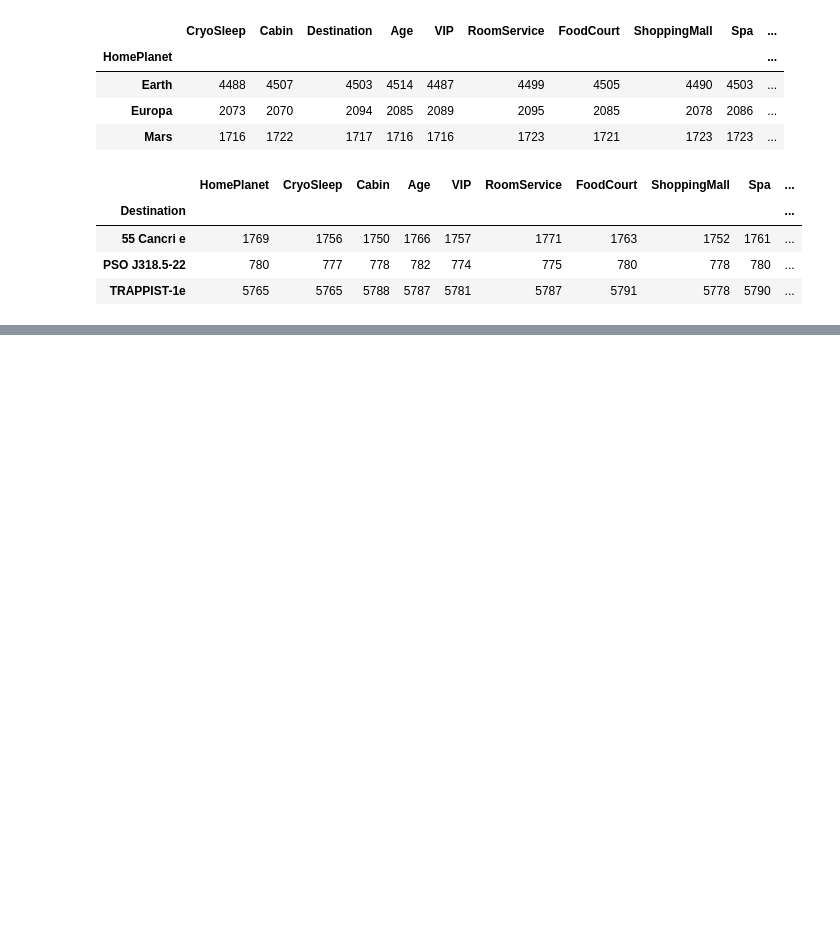
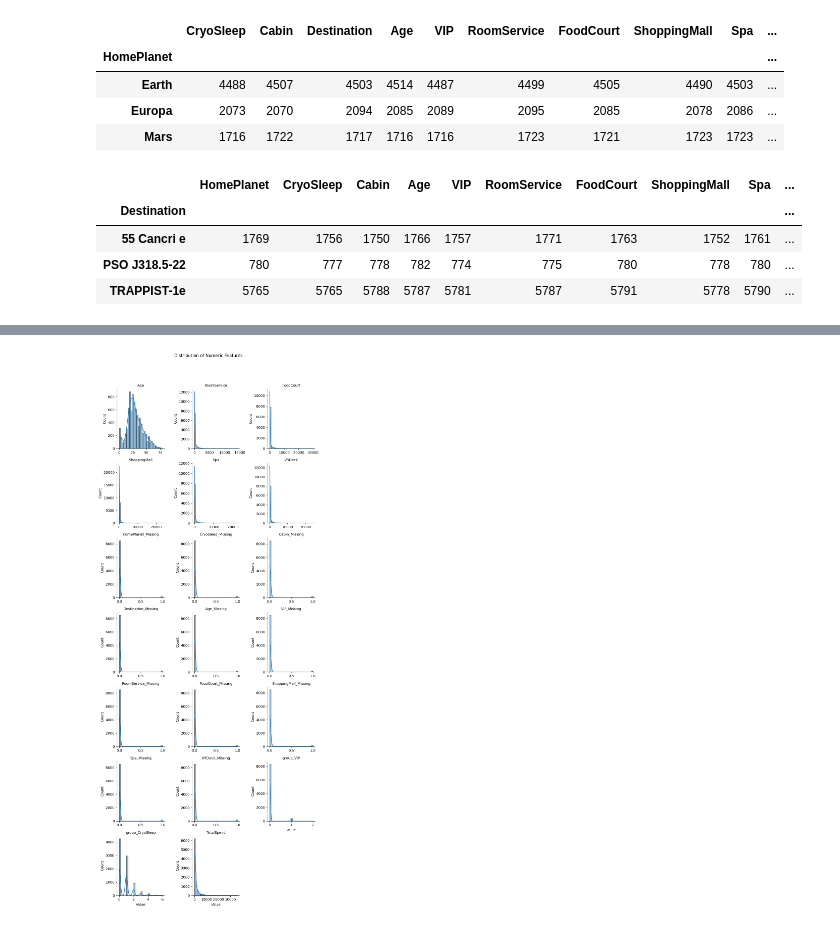
Before and after one commit to ryaltic/Spaceship-Titanic, a Jupyter notebook: Spaceship_Titanic.ipynb, the cells around one changed output, grey strips where cells are left out. Drawn from its saved outputs; the diff is of its cells as text; code cells hidden in the pictures; blank space fills up the shorter version.

```diff
--- a/Spaceship_Titanic.ipynb
+++ b/Spaceship_Titanic.ipynb
@@ -144,0 +199,11 @@ plt.show()
+# %%
+df['group_VIP'] = (
+    df.groupby('PassengerGroup')['VIP']
+      .transform(lambda x: x.astype(int).sum())
+)
+df['group_CryoSleep'] = (
+    df.groupby('PassengerGroup')['CryoSleep']
+      .transform(lambda x: x.astype(int).sum())
+)
+df.drop(columns=['PassengerGroup'], inplace=True)
+df.head(n=20)
@@ -144,0 +229,9 @@ plt.show()
+# %%
+df['TotalSpend'] = (
+    df['RoomService'] +
+    df['FoodCourt'] +
+    df['ShoppingMall'] +
+    df['Spa'] +
+    df['VRDeck']
+)
+df.head()
@@ -144,0 +246,23 @@ plt.show()
+# %%
+import seaborn as sns
+
+numeric_column = df.select_dtypes(include="number")
+
+df_long = numeric_column.melt(var_name="Feature", value_name="Value")
+
+g = sns.FacetGrid(
+    df_long,
+    col="Feature",
+    col_wrap=3,
+    sharex=False,
+    sharey=False
+)
+
+g.map(sns.histplot, "Value", bins=30, kde=True)
+
+g.set_titles("{col_name}")
+g.fig.suptitle("Distribution of Numeric Features", y=1.05)
+
+plt.show()
+# %% [output]
+[figure, added]
```
Also changed, not shown: parts of 13 cells of this notebook.
